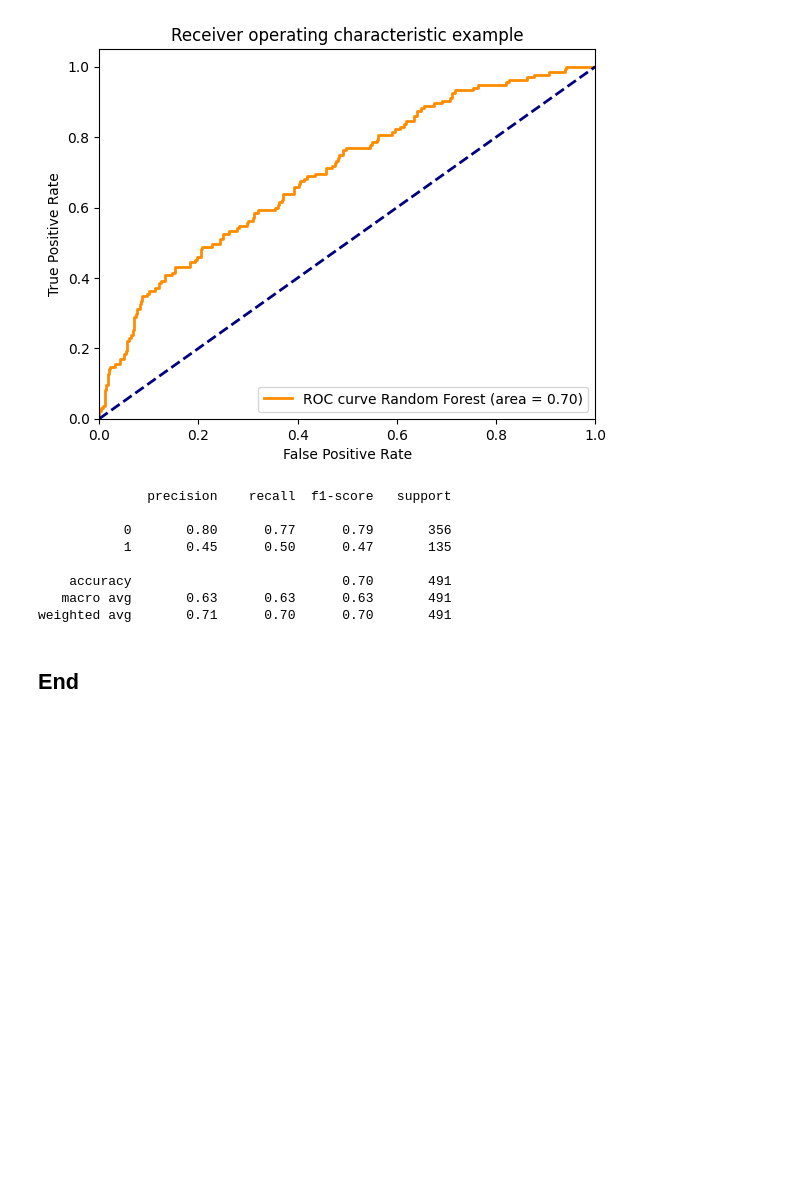
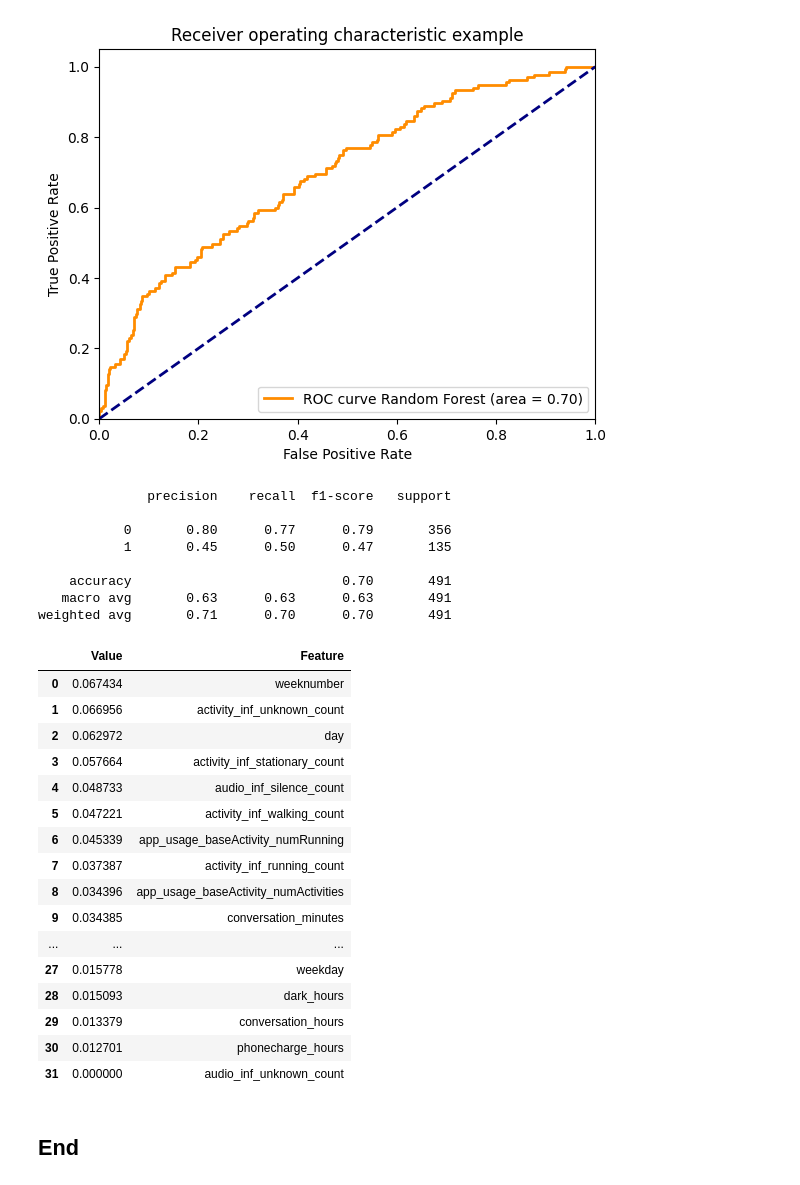
Before and after one commit to slickFix/Student-Stress-Prediction, a Jupyter notebook: model_sensing_lag_1.ipynb, the cells around one changed output. Drawn from its saved outputs; the diff is of its cells as text; code cells hidden in the pictures; blank space fills up the shorter version.

```diff
--- a/model.ipynb
+++ b/model_sensing_lag_1.ipynb
@@ -569,5 +594,26 @@ print(classification_report(df_test[df_test.columns[-1]], model.predict(df_test[
     accuracy                           0.70       491
    macro avg       0.63      0.63      0.63       491
 weighted avg       0.71      0.70      0.70       491
+# %%
+feature_imp = pd.DataFrame(sorted(zip(model.feature_importances_,df_train_x.columns),reverse=True), columns=['Value','Feature'])
+feature_imp
+# %% [output]
+|  | Value | Feature |
+| 0 | 0.067434 | weeknumber |
+| 1 | 0.066956 | activity_inf_unknown_count |
+| 2 | 0.062972 | day |
+| 3 | 0.057664 | activity_inf_stationary_count |
+| 4 | 0.048733 | audio_inf_silence_count |
+| 5 | 0.047221 | activity_inf_walking_count |
+| 6 | 0.045339 | app_usage_baseActivity_numRunning |
+| 7 | 0.037387 | activity_inf_running_count |
+| 8 | 0.034396 | app_usage_baseActivity_numActivities |
+| 9 | 0.034385 | conversation_minutes |
+| ... | ... | ... |
+| 27 | 0.015778 | weekday |
+| 28 | 0.015093 | dark_hours |
+| 29 | 0.013379 | conversation_hours |
+| 30 | 0.012701 | phonecharge_hours |
+| 31 | 0.000000 | audio_inf_unknown_count |
 # %% [markdown]
 ## End
```
Also changed, not shown: parts of 8 cells of this notebook.
